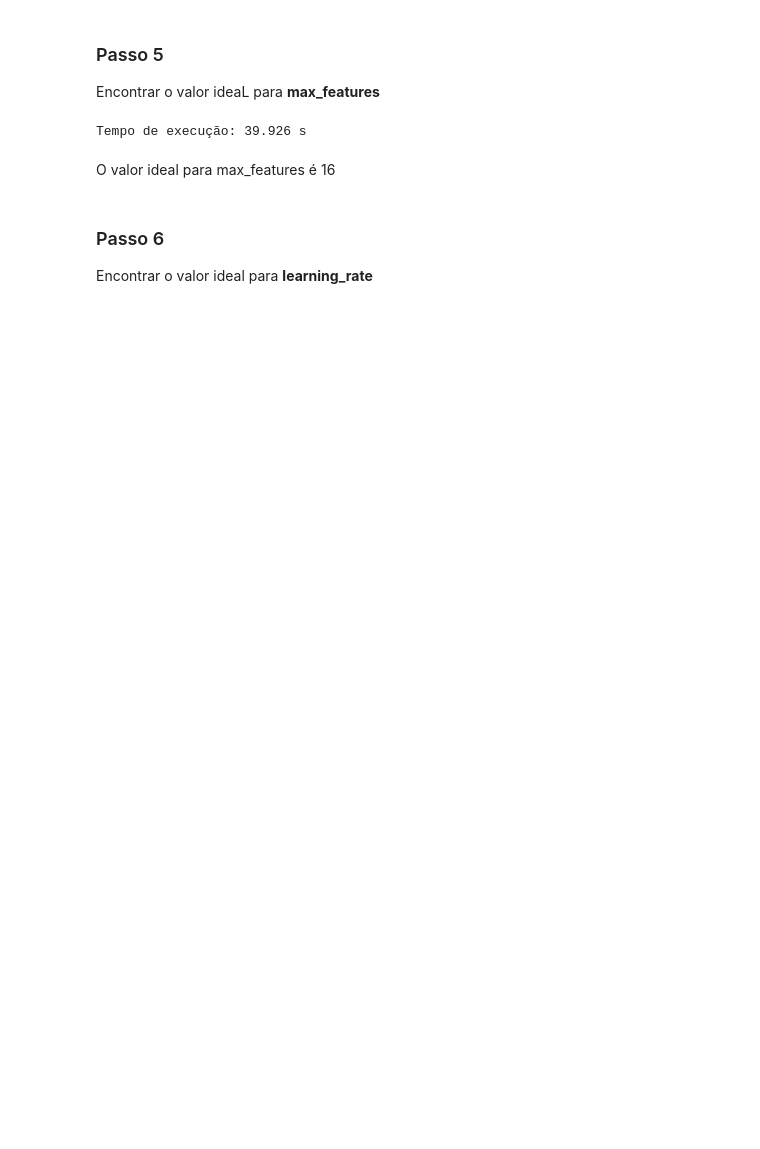
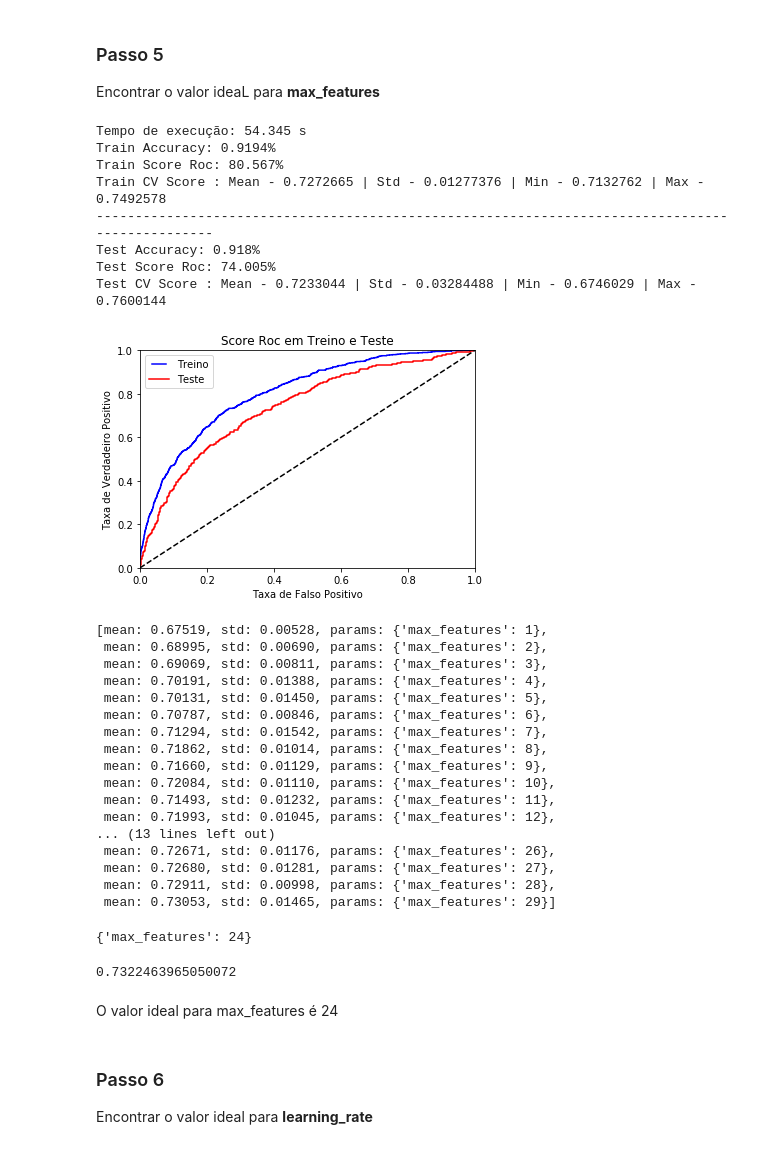
Before and after one commit to vyniciuss/NDG_ml_Home_Credit, a Jupyter notebook: Home_Credit_MS.ipynb, the cells around one changed output. Drawn from its saved outputs; the diff is of its cells as text; code cells hidden in the pictures; blank space fills up the shorter version.

```diff
--- a/Home_Credit_MS.ipynb
+++ b/Home_Credit_MS.ipynb
@@ -312,23 +335,50 @@ Encontrar o valor ideaL para **max_features**
 # %%
 t0 = time()
 param5 = {'max_features': np.arange(1, 30, 1)}
 grid5 = GridSearchCV(estimator = GradientBoostingClassifier(learning_rate = 0.1,
                                                                 n_estimators = 90,
                                                                 max_depth=3,
                                                                 max_features = 'sqrt',
                                                                 subsample = 0.8,
-                                                                min_samples_leaf= 65,
-                                                                min_samples_split = 1800,
+                                                                min_samples_leaf= 10,
+                                                                min_samples_split = 1700,
                                                                 random_state = 10),
 param_grid = param5, scoring = 'roc_auc', n_jobs = 4, iid = False, cv = 5)
 grid5.fit(x_train, y_train)
 print("Tempo de execução:", round(time()-t0, 3), "s")
 draw_roc_score(grid5, x_train, y_train, x_test, y_test)
 display(grid5.grid_scores_, grid5.best_params_, grid5.best_score_)
 # %% [output]
-Tempo de execução: 39.926 s
+Tempo de execução: 54.345 s
+Train Accuracy: 0.9194%
+Train Score Roc: 80.567%
+Train CV Score : Mean - 0.7272665 | Std - 0.01277376 | Min - 0.7132762 | Max - 0.7492578
+------------------------------------------------------------------------------------------------
+Test Accuracy: 0.918%
+Test Score Roc: 74.005%
+Test CV Score : Mean - 0.7233044 | Std - 0.03284488 | Min - 0.6746029 | Max - 0.7600144
+[figure, added]
+[mean: 0.67519, std: 0.00528, params: {'max_features': 1},
+ mean: 0.68995, std: 0.00690, params: {'max_features': 2},
+ mean: 0.69069, std: 0.00811, params: {'max_features': 3},
+ mean: 0.70191, std: 0.01388, params: {'max_features': 4},
+ mean: 0.70131, std: 0.01450, params: {'max_features': 5},
+ mean: 0.70787, std: 0.00846, params: {'max_features': 6},
+ mean: 0.71294, std: 0.01542, params: {'max_features': 7},
+ mean: 0.71862, std: 0.01014, params: {'max_features': 8},
+ mean: 0.71660, std: 0.01129, params: {'max_features': 9},
+ mean: 0.72084, std: 0.01110, params: {'max_features': 10},
+ mean: 0.71493, std: 0.01232, params: {'max_features': 11},
+ mean: 0.71993, std: 0.01045, params: {'max_features': 12},
+... (13 lines left out)
+ mean: 0.72671, std: 0.01176, params: {'max_features': 26},
+ mean: 0.72680, std: 0.01281, params: {'max_features': 27},
+ mean: 0.72911, std: 0.00998, params: {'max_features': 28},
+ mean: 0.73053, std: 0.01465, params: {'max_features': 29}]
+{'max_features': 24}
+0.7322463965050072
 # %% [markdown]
-O valor ideal para max_features é 16
+O valor ideal para max_features é 24
 # %% [markdown]
 ### Passo 6
 
```
Also changed, not shown: parts of 13 cells of this notebook.
